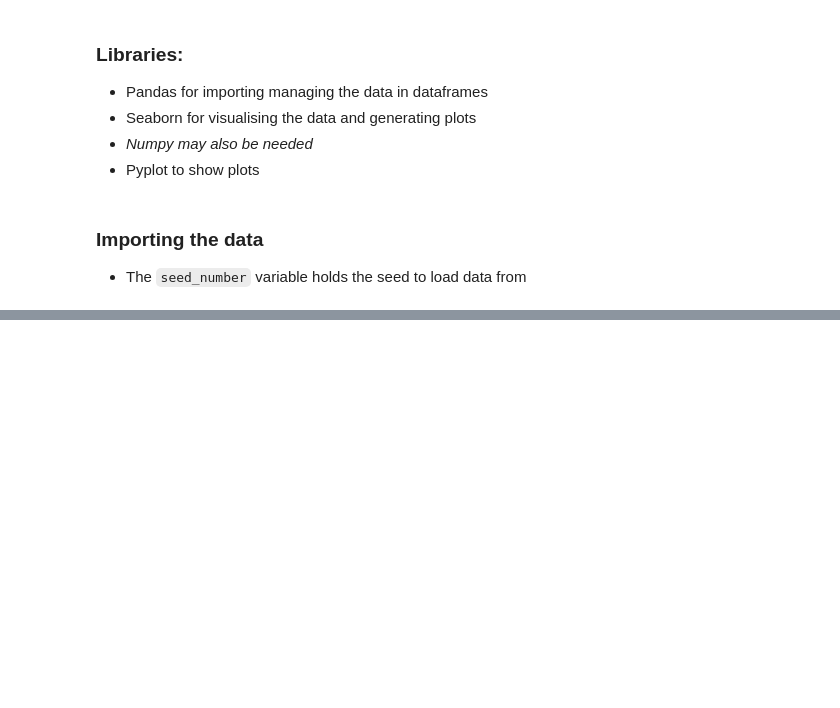
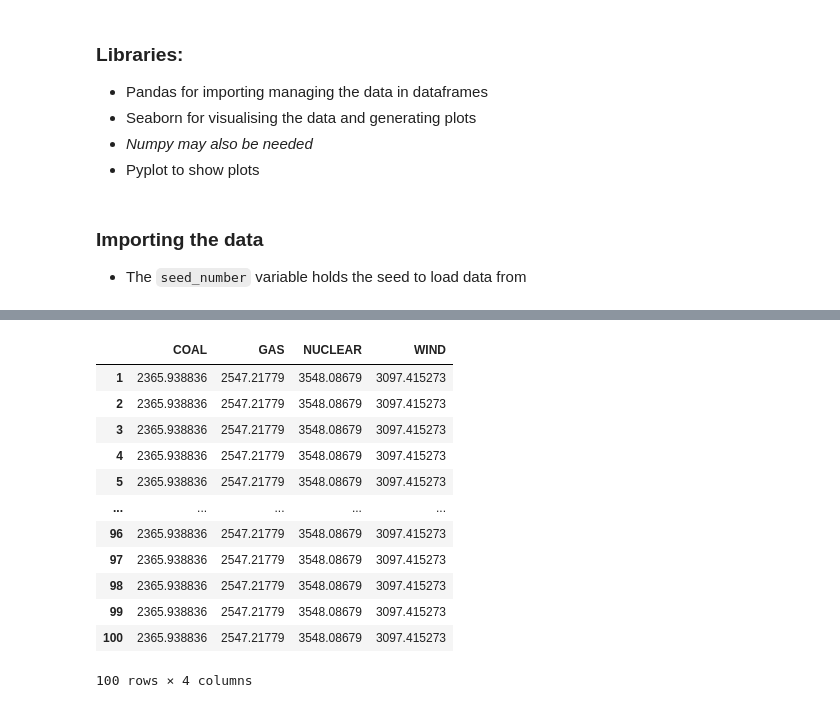
Before and after one commit to timjchandler/tax-or-trade, a Jupyter notebook: Data Analytics/analysis.ipynb, the cells around one changed output, grey strips where cells are left out. Drawn from its saved outputs; the diff is of its cells as text; code cells hidden in the pictures; blank space fills up the shorter version.

```diff
--- a/Data Analytics/analysis.ipynb
+++ b/Data Analytics/analysis.ipynb
@@ -60,0 +82,16 @@ fig = getCandEPlots(31)
+# %%
+electricity.head(100)
+# %% [output]
+|  | COAL | GAS | NUCLEAR | WIND |
+| 1 | 2365.938836 | 2547.21779 | 3548.08679 | 3097.415273 |
+| 2 | 2365.938836 | 2547.21779 | 3548.08679 | 3097.415273 |
+| 3 | 2365.938836 | 2547.21779 | 3548.08679 | 3097.415273 |
+| 4 | 2365.938836 | 2547.21779 | 3548.08679 | 3097.415273 |
+| 5 | 2365.938836 | 2547.21779 | 3548.08679 | 3097.415273 |
+| ... | ... | ... | ... | ... |
+| 96 | 2365.938836 | 2547.21779 | 3548.08679 | 3097.415273 |
+| 97 | 2365.938836 | 2547.21779 | 3548.08679 | 3097.415273 |
+| 98 | 2365.938836 | 2547.21779 | 3548.08679 | 3097.415273 |
+| 99 | 2365.938836 | 2547.21779 | 3548.08679 | 3097.415273 |
+| 100 | 2365.938836 | 2547.21779 | 3548.08679 | 3097.415273 |
+100 rows × 4 columns
```
Also changed, not shown: parts of 4 cells of this notebook, 17 other files.
